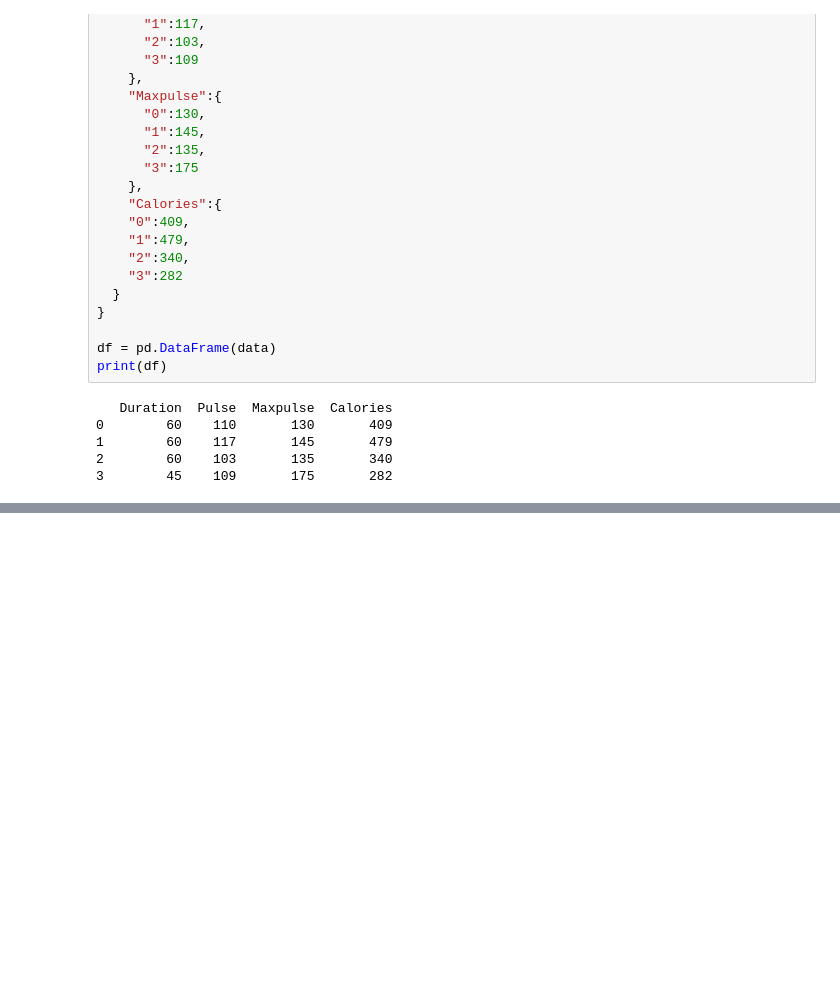
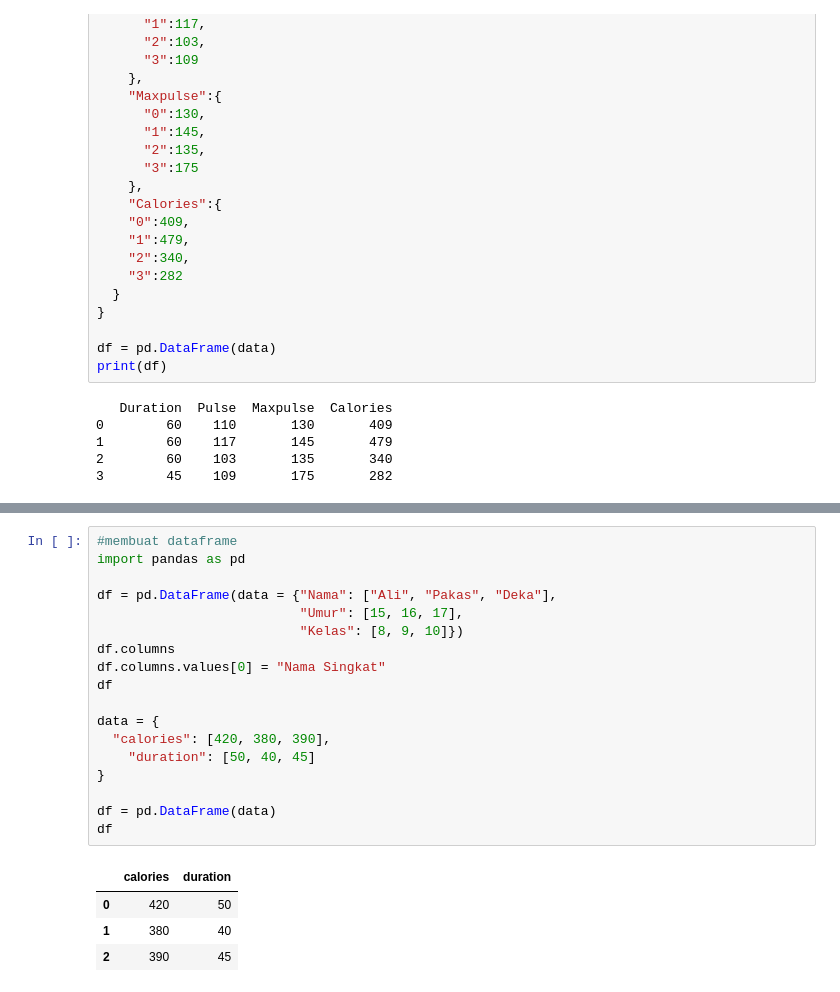
Before and after one commit to va11h411a/Jobsheet-AI-course, a Jupyter notebook: Jobsheet 4 Pandas librarry.ipynb, the cells around one changed output, grey strips where cells are left out. Saved outputs shown, nothing was run; the diff lists cells and outputs as text; blank space fills up the shorter version.

```diff
--- a/Jobsheet 4 Pandas librarry.ipynb
+++ b/Jobsheet 4 Pandas librarry.ipynb
@@ -136,0 +184,23 @@ print(df)
+# %%
+#membuat dataframe
+import pandas as pd
+
+df = pd.DataFrame(data = {"Nama": ["Ali", "Pakas", "Deka"],
+                          "Umur": [15, 16, 17],
+                          "Kelas": [8, 9, 10]})
+df.columns
+df.columns.values[0] = "Nama Singkat"
+df
+
+data = {
+  "calories": [420, 380, 390],
+    "duration": [50, 40, 45]
+}
+
+df = pd.DataFrame(data)
+df
+# %% [output]
+|  | calories | duration |
+| 0 | 420 | 50 |
+| 1 | 380 | 40 |
+| 2 | 390 | 45 |
```
Also changed, not shown: parts of 9 cells of this notebook.
